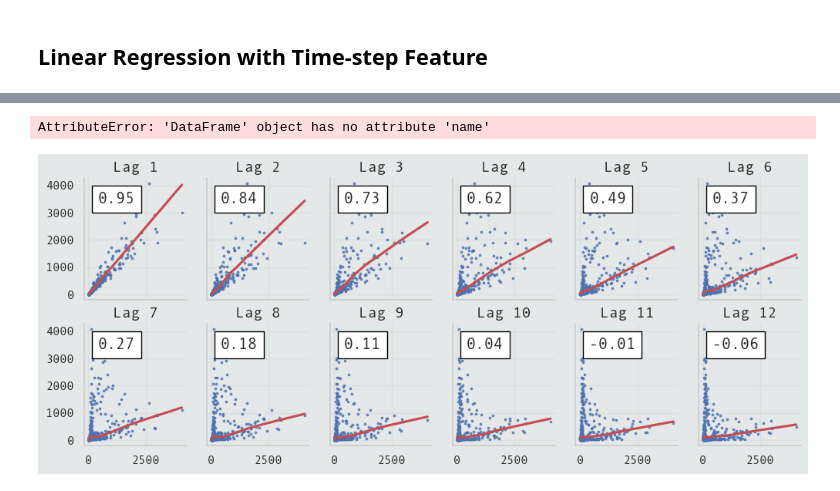
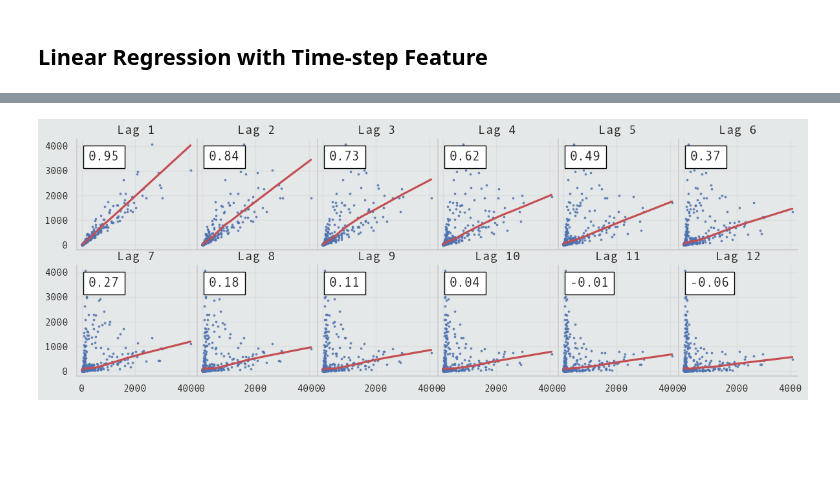
Before and after one commit to Volscente/TimeWarpForecast, a Jupyter notebook: notebooks/flu_trends/exploratory_data_analysis.ipynb, the cells around one changed output, grey strips where cells are left out. Cells and saved outputs as stored; diff of their text form; code cells hidden in the pictures; blank space fills up the shorter version.

Commit message:
Experiment with lag plots

```diff
--- a/notebooks/flu_trends/exploratory_data_analysis.ipynb
+++ b/notebooks/flu_trends/exploratory_data_analysis.ipynb
@@ -168,48 +168,58 @@ def lagplot(x, lag=1, ax=None, **kwargs):
     y_ = x
     corr = y_.corr(x_)
     if ax is None:
         fig, ax = plt.subplots()
     scatter_kws = dict(
         alpha=0.75,
         s=3,
     )
     line_kws = dict(color='C3', )
     ax = sns.regplot(x=x_,
                      y=y_,
                      scatter_kws=scatter_kws,
                      line_kws=line_kws,
                      lowess=True,
                      ax=ax,
                      **kwargs)
     at = AnchoredText(
         f"{corr:.2f}",
         prop=dict(size="large"),
         frameon=True,
         loc="upper left",
     )
     at.patch.set_boxstyle("square, pad=0.0")
     ax.add_artist(at)
     ax.set(title=f"Lag {lag}", xlabel=x_.name, ylabel=y_.name)
     return ax
 
-def plot_lags(time_series, lags=6, nrows=1, **kwargs):
-    kwargs.setdefault('nrows', nrows)
-    kwargs.setdefault('ncols', math.ceil(lags / nrows))
-    kwargs.setdefault('figsize', (kwargs['ncols'] * 2, nrows * 2 + 0.5))
-    fig, axs = plt.subplots(sharex=True, sharey=True, squeeze=False, **kwargs)
-    for ax, k in zip(fig.get_axes(), range(kwargs['nrows'] * kwargs['ncols'])):
-        if k + 1 <= lags:
-            ax = lagplot(time_series, lag=k + 1, ax=ax)
-            ax.set_title(f"Lag {k + 1}", fontdict=dict(fontsize=14))
-            ax.set(xlabel="", ylabel="")
-        else:
-            ax.axis('off')
-    plt.setp(axs[-1, :], xlabel=x.name)
-    plt.setp(axs[:, 0], ylabel=x.name)
-    fig.tight_layout(w_pad=0.1, h_pad=0.1)
-    return fig
+def plot_lags(time_series, lags, nrows, **kwargs):
+
+    # Compute the number of columns for the plot
+    ncols = math.ceil(lags / nrows)
+
+    # Plot settings
+    plot_settings = {
+        'nrows': nrows,
+        'ncols': ncols,
+        'figsize': (ncols * 2, nrows * 2 + 0.5),
+    }
+
+    # Define figure and axes
+    figure, axes = plt.subplots(sharex=True, sharey=True, squeeze=False, **plot_settings)
+
+    # Fetch the lags to plot
+    for axis, lag_value in zip(figure.get_axes(), range(nrows * ncols)):
+
+        # plo the lag
+        axis = lagplot(time_series, lag=lag_value + 1, ax=axis)
+
+        # Set lag plot configurations
+        axis.set_title(f"Lag {lag_value + 1}", fontdict=dict(fontsize=14))
+        axis.set(xlabel="", ylabel="")
+
+    figure.tight_layout(w_pad=0.1, h_pad=0.1)
+    return figure
 
 _ = plot_lags(dataset.FluVisits, lags=12, nrows=2)
 # %% [output]
-AttributeError: 'DataFrame' object has no attribute 'name'
-[figure, old version]
+[figure, new version]
```
Also changed, not shown: parts of 6 cells of this notebook.
